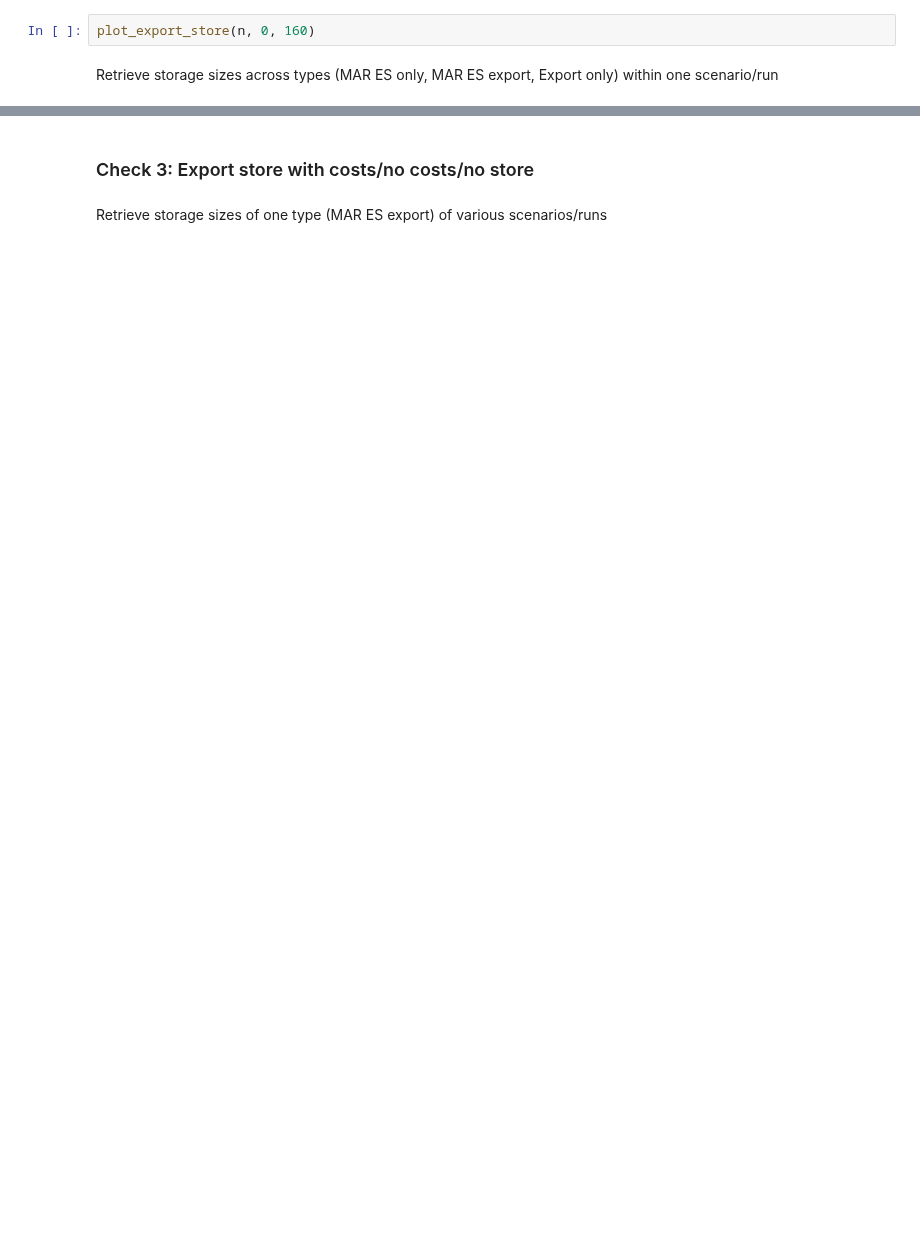
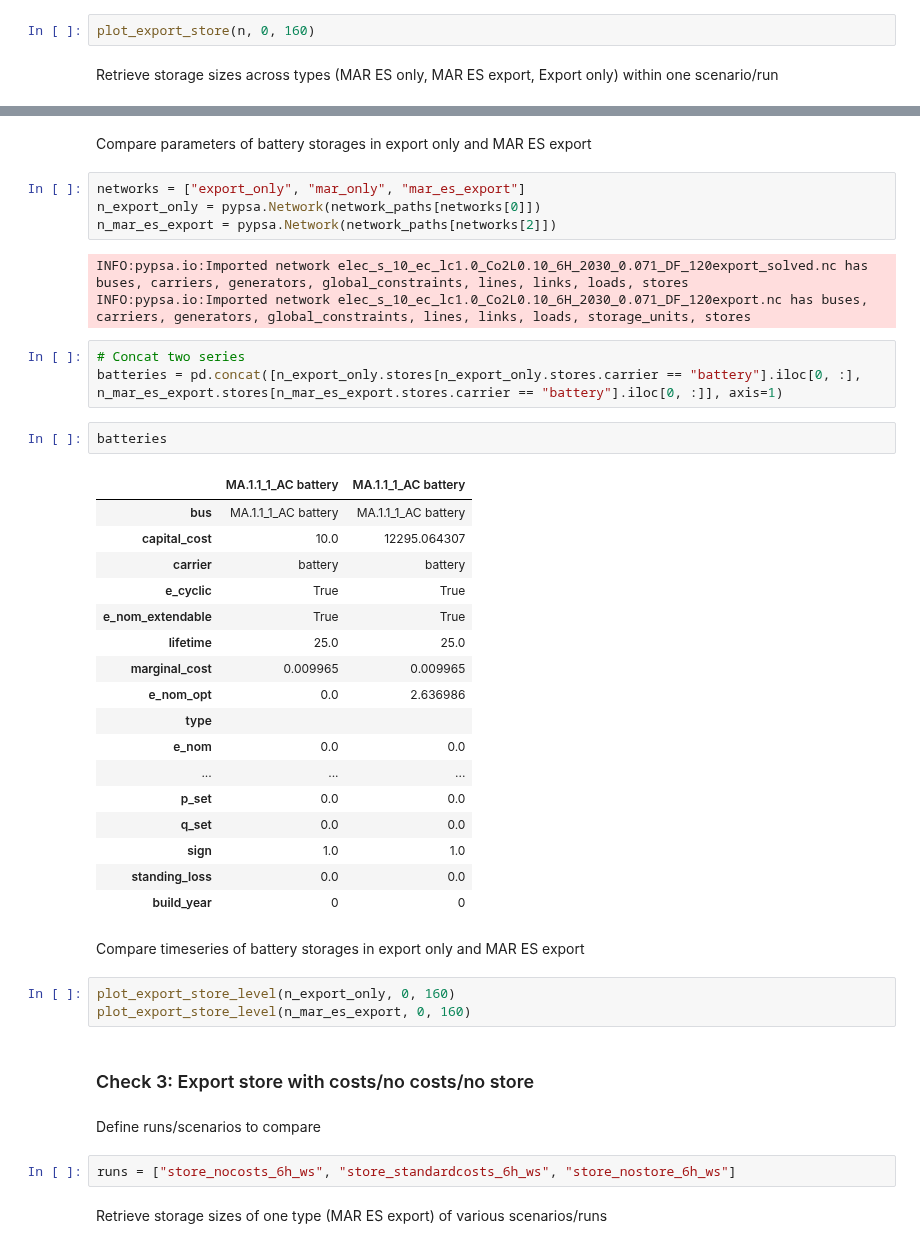
Before and after one commit to energyLS/aldehyde, a Jupyter notebook: workflow/notebooks/check_hypothesis.ipynb, the cells around one changed output, grey strips where cells are left out. Cells and saved outputs as stored; diff of their text form; blank space fills up the shorter version.

```diff
--- a/workflow/notebooks/check_hypothesis.ipynb
+++ b/workflow/notebooks/check_hypothesis.ipynb
@@ -120,5 +142,46 @@ stats.head()
+# %% [markdown]
+Compare parameters of battery storages in export only and MAR ES export
+# %%
+networks = ["export_only", "mar_only", "mar_es_export"]
+n_export_only = pypsa.Network(network_paths[networks[0]])
+n_mar_es_export = pypsa.Network(network_paths[networks[2]])
+# %% [output]
+INFO:pypsa.io:Imported network elec_s_10_ec_lc1.0_Co2L0.10_6H_2030_0.071_DF_120export_solved.nc has buses, carriers, generators, global_constraints, lines, links, loads, stores
+INFO:pypsa.io:Imported network elec_s_10_ec_lc1.0_Co2L0.10_6H_2030_0.071_DF_120export.nc has buses, carriers, generators, global_constraints, lines, links, loads, storage_units, stores
+# %%
+# Concat two series
+batteries = pd.concat([n_export_only.stores[n_export_only.stores.carrier == "battery"].iloc[0, :], n_mar_es_export.stores[n_mar_es_export.stores.carrier == "battery"].iloc[0, :]], axis=1)
+# %%
+batteries
+# %% [output]
+|  | MA.1.1_1_AC battery | MA.1.1_1_AC battery |
+| bus | MA.1.1_1_AC battery | MA.1.1_1_AC battery |
+| capital_cost | 10.0 | 12295.064307 |
+| carrier | battery | battery |
+| e_cyclic | True | True |
+| e_nom_extendable | True | True |
+| lifetime | 25.0 | 25.0 |
+| marginal_cost | 0.009965 | 0.009965 |
+| e_nom_opt | 0.0 | 2.636986 |
+| type |  |  |
+| e_nom | 0.0 | 0.0 |
+| ... | ... | ... |
+| p_set | 0.0 | 0.0 |
+| q_set | 0.0 | 0.0 |
+| sign | 1.0 | 1.0 |
+| standing_loss | 0.0 | 0.0 |
+| build_year | 0 | 0 |
+# %% [markdown]
+Compare timeseries of battery storages in export only and MAR ES export
+# %%
+plot_export_store_level(n_export_only, 0, 160)
+plot_export_store_level(n_mar_es_export, 0, 160)
 # %% [markdown]
 ### Check 3: Export store with costs/no costs/no store
+# %% [markdown]
+Define runs/scenarios to compare
+# %%
+runs = ["store_nocosts_6h_ws", "store_standardcosts_6h_ws", "store_nostore_6h_ws"]
 # %% [markdown]
 Retrieve storage sizes of one type (MAR ES export) of various scenarios/runs
 # %%
```
Also changed, not shown: parts of 10 cells of this notebook.
